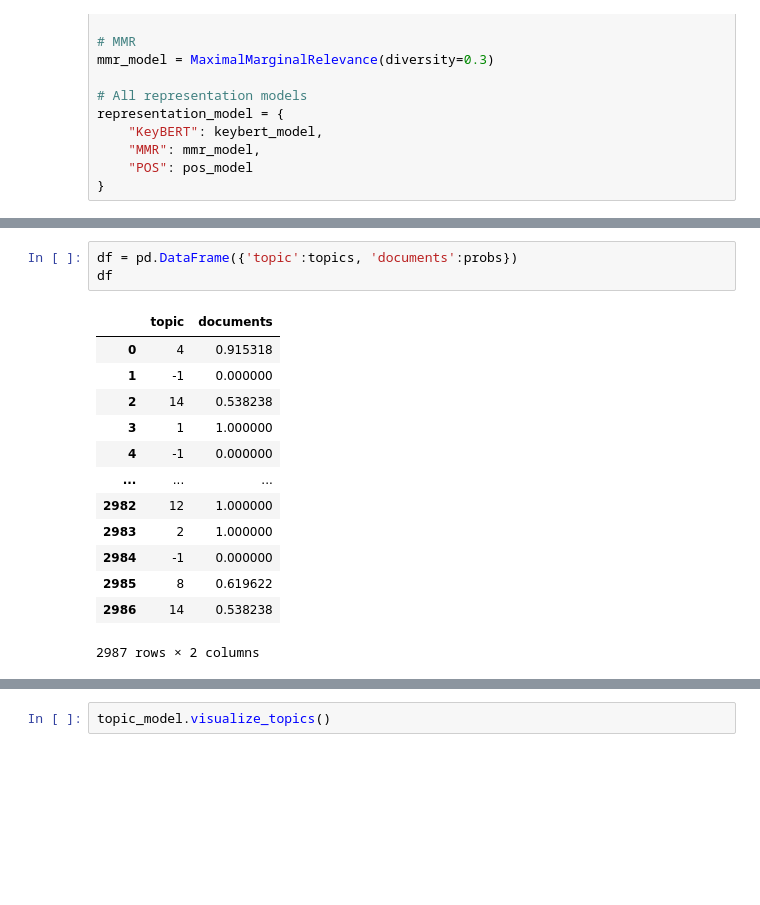
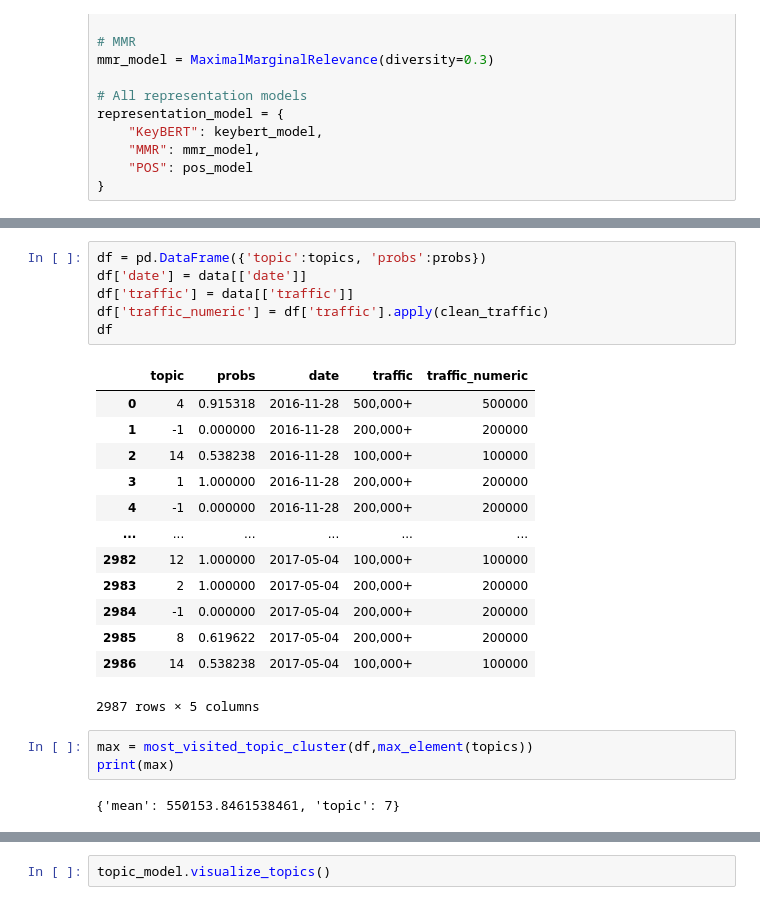
Before and after one commit to MohamedAlkurdi/Trends_prediction_model, a Jupyter notebook: BERTopic/Stable_BERTopic.ipynb, the cells around one changed output, grey strips where cells are left out. Drawn from its saved outputs; the diff is of its cells as text; blank space fills up the shorter version.

```diff
--- a/BERTopic/Stable_BERTopic.ipynb
+++ b/BERTopic/Stable_BERTopic.ipynb
@@ -81,19 +105,27 @@ topic_model.get_topic_info()
 | 42 | 41 | 10 | 41_chris_soules_cannon_bachelor | [chris, soules, cannon, bachelor,... | [chris, nick, bachelor, melissa, ... | [chris, cannon, bachelor, nick, t... | [commercial, touts, menacing, equ... | [Big Bang Theory Stars Take Salar... |
 | 43 | 42 | 10 | 42_als_condition_hospital_injury | [als, condition, hospital, injury... | [injury, neurosurgical, hospitali... | [als, hospital, injury, hull, div... | [condition, hospital, injury, hor... | [What is ALS Explaining the disea... |
 # %%
-df = pd.DataFrame({'topic':topics, 'documents':probs})
+df = pd.DataFrame({'topic':topics, 'probs':probs})
+df['date'] = data[['date']]
+df['traffic'] = data[['traffic']]
+df['traffic_numeric'] = df['traffic'].apply(clean_traffic)
 df
 # %% [output]
-|  | topic | documents |
-| 0 | 4 | 0.915318 |
-| 1 | -1 | 0.000000 |
-| 2 | 14 | 0.538238 |
-| 3 | 1 | 1.000000 |
-| 4 | -1 | 0.000000 |
-| ... | ... | ... |
-| 2982 | 12 | 1.000000 |
-| 2983 | 2 | 1.000000 |
-| 2984 | -1 | 0.000000 |
-| 2985 | 8 | 0.619622 |
-| 2986 | 14 | 0.538238 |
+|  | topic | probs | date | traffic | traffic_numeric |
+| 0 | 4 | 0.915318 | 2016-11-28 | 500,000+ | 500000 |
+| 1 | -1 | 0.000000 | 2016-11-28 | 200,000+ | 200000 |
+| 2 | 14 | 0.538238 | 2016-11-28 | 100,000+ | 100000 |
+| 3 | 1 | 1.000000 | 2016-11-28 | 200,000+ | 200000 |
+| 4 | -1 | 0.000000 | 2016-11-28 | 200,000+ | 200000 |
+| ... | ... | ... | ... | ... | ... |
+| 2982 | 12 | 1.000000 | 2017-05-04 | 100,000+ | 100000 |
+| 2983 | 2 | 1.000000 | 2017-05-04 | 200,000+ | 200000 |
+| 2984 | -1 | 0.000000 | 2017-05-04 | 200,000+ | 200000 |
+| 2985 | 8 | 0.619622 | 2017-05-04 | 200,000+ | 200000 |
+| 2986 | 14 | 0.538238 | 2017-05-04 | 100,000+ | 100000 |
-2987 rows × 2 columns
+2987 rows × 5 columns
+# %%
+max = most_visited_topic_cluster(df,max_element(topics))
+print(max)
+# %% [output]
+{'mean': 550153.8461538461, 'topic': 7}
```
Also changed, not shown: parts of 6 cells of this notebook, 2 other files.
